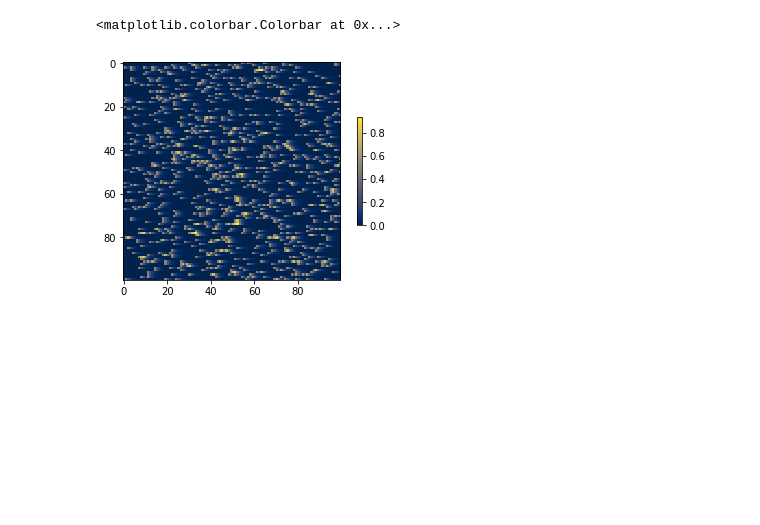
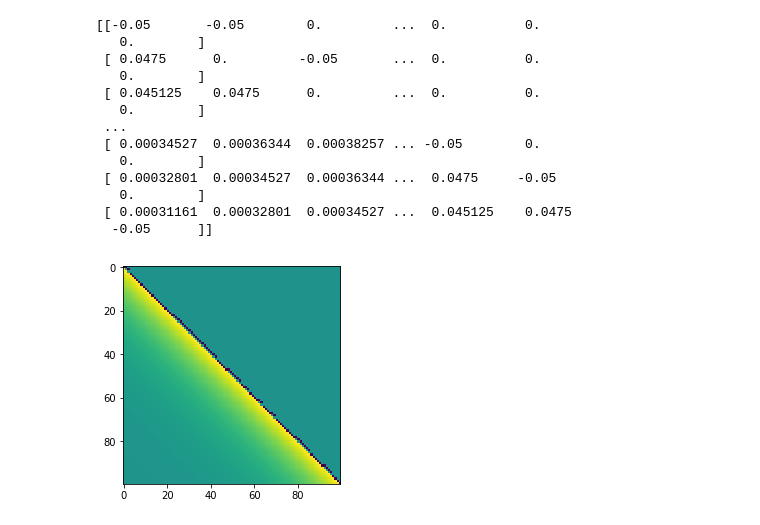
Before and after one commit to superrrpotato/Acc-Timing, a Jupyter notebook: toy_experiment.ipynb, the cells around one changed output. Saved outputs shown, nothing was run; the diff lists cells and outputs as text; code cells hidden in the pictures; blank space fills up the shorter version.

```diff
--- a/toy_experiment.ipynb
+++ b/toy_experiment.ipynb
@@ -29,11 +29,13 @@ def sigmoid(x,temp):
     return 1 / (1 + np.exp(exp))
 # %%
 output_record = np.zeros((adjust_steps, time_step))
-output_smooth_record = np.zeros((adjust_steps, time_step))
-u_record = np.zeros((adjust_steps, time_step))
+delta_0_record = np.zeros((adjust_steps, time_step))
+delta_record = np.zeros((adjust_steps, time_step))
+grad_record = np.zeros((adjust_steps, time_step))
+
 loss_record = np.zeros(adjust_steps)
 tau_u_record = np.zeros(adjust_steps)
-u_decay_record = np.zeros(adjust_steps)
 i_decay_record = np.zeros(adjust_steps)
 u = np.zeros(time_step)
+delta_u = np.zeros(time_step)
 output = np.zeros(time_step)
@@ -40,6 +268,33 @@ output = np.zeros(time_step)
 # %%
-partial_a = np.zeros((time_step, time_step))
-for t in range(time_step):
-    if t > 0:
-        partial_a[t] = partial_a[t - 1] - partial_a[t - 1] / tau_i_output
-    partial_a[t, t] = 1/tau_i_output
+tau_i_output = 20
+def gen_partial_a(delta):
+    partial_a = np.zeros((time_step, time_step))
+    for t in range(time_step):
+        if t > 0:
+            partial_a[t] = partial_a[t - 1] - partial_a[t - 1] / tau_i_output
+        partial_a[t, t] = 1/tau_i_output
+    for t in range(time_step):
+        if delta[t] <= 0:
+            partial_a[t-1, t] = -partial_a[t, t]
+            partial_a[t, t] = 0
+        else:
+            partial_a[t, t] = -partial_a[t, t]
+    return partial_a
+partial_a = gen_partial_a(delta)
+plt.imshow(partial_a)
+print(partial_a)
+# %% [output]
+[[-0.05       -0.05        0.         ...  0.          0.
+   0.        ]
+ [ 0.0475      0.         -0.05       ...  0.          0.
+   0.        ]
+ [ 0.045125    0.0475      0.         ...  0.          0.
+   0.        ]
+ ...
+ [ 0.00034527  0.00036344  0.00038257 ... -0.05        0.
+   0.        ]
+ [ 0.00032801  0.00034527  0.00036344 ...  0.0475     -0.05
+   0.        ]
+ [ 0.00031161  0.00032801  0.00034527 ...  0.045125    0.0475
+  -0.05      ]]
+[figure, added]
@@ -91,10 +300,0 @@ temp = 0.2
-# %%
-a = np.random.randint(0,10, size=(input_num,time_step))
-a = (a==0).astype(float)
-a_smooth = smooth(a, i_input_decay)
-plt.figure(figsize=(6,4))
-plt.imshow(a_smooth, cmap='cividis')
-plt.colorbar(shrink=.5)
-# %% [output]
-<matplotlib.colorbar.Colorbar at 0x...>
-[figure, removed]
```
Also changed, not shown: parts of 13 cells of this notebook.
